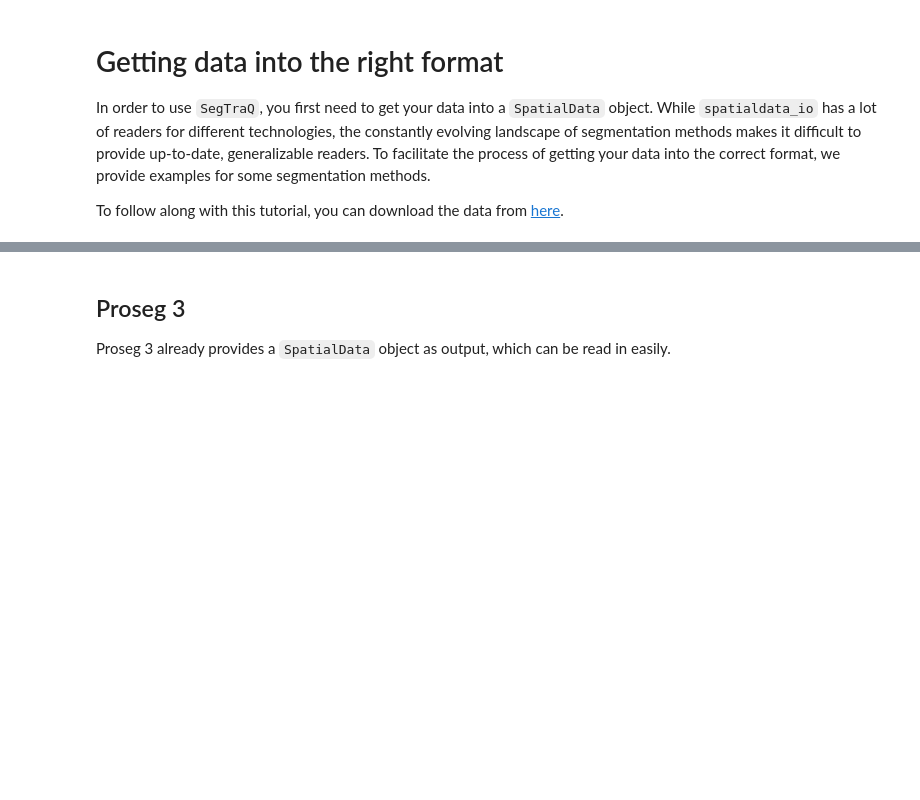
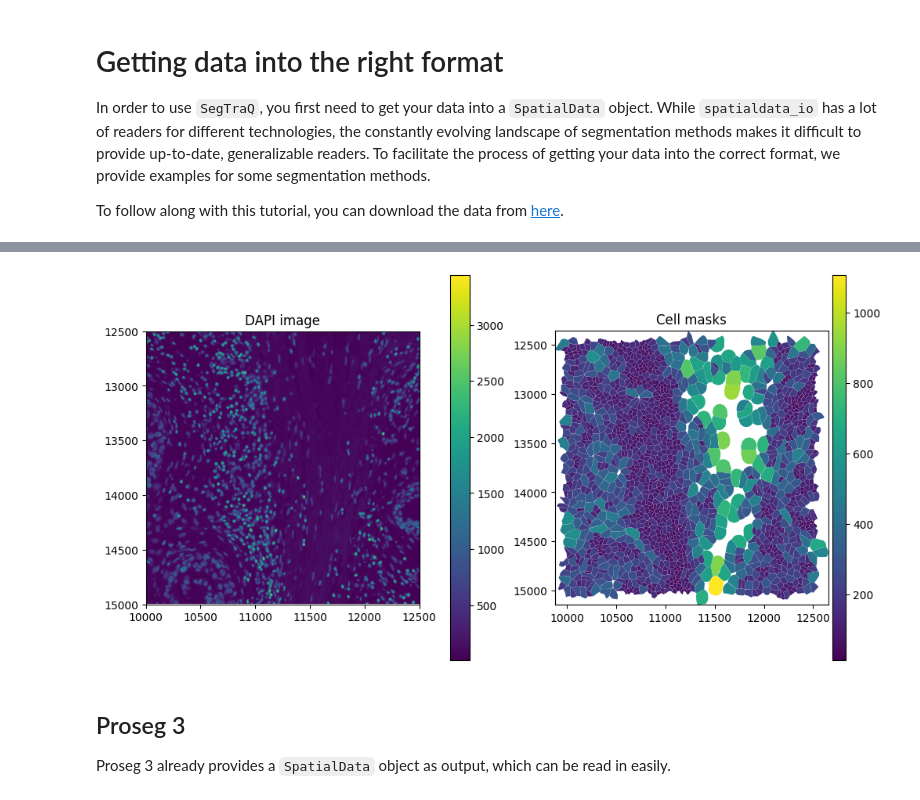
Before and after one commit to LazDaria/SegTraQ, a Jupyter notebook: docs/notebooks/io.ipynb, the cells around one changed output, grey strips where cells are left out. Saved outputs shown, nothing was run; the diff lists cells and outputs as text; code cells hidden in the pictures; blank space fills up the shorter version.

```diff
--- a/docs/notebooks/io.ipynb
+++ b/docs/notebooks/io.ipynb
@@ -7,3 +170,37 @@ To follow along with this tutorial, you can download the data from [here](https:
+# %%
+bb_xmin = 10000
+bb_ymin = 12500
+bb_w = 2500
+bb_h = 2500
+bb_xmax = bb_xmin + bb_w
+bb_ymax = bb_ymin + bb_h
+# %%
+def crop(ws):
+    return ws.query.bounding_box(
+        axes=["x", "y"],
+        min_coordinate=[bb_xmin, bb_ymin],
+        max_coordinate=[bb_xmax, bb_ymax],
+        target_coordinate_system="global",
+    )
+
+
+sdata_xenium = crop(sdata)
+# %%
+import matplotlib.pyplot as plt
+axes = plt.subplots(1, 2, figsize=(10, 5), constrained_layout=True)[1].flatten()
+
+# Dapi image
+sdata_xenium.pl.render_images("morphology_focus").pl.show(ax=axes[0], title="DAPI image", coordinate_systems="global")
+
+# Plot - Cell boundaries
+sdata_xenium.tables["table"].obs["region"] = "cell_boundaries"
+sdata_xenium.set_table_annotates_spatialelement("table", region="cell_boundaries")
+
+sdata_xenium.pl.render_shapes("cell_boundaries", color="cell_area").pl.show(
+    ax=axes[1], title="Cell masks", coordinate_systems="global"
+)
+# %% [output]
+[figure, added]
 # %% [markdown]
 ## Proseg 3
 
```
Also changed, not shown: parts of 22 cells of this notebook.
